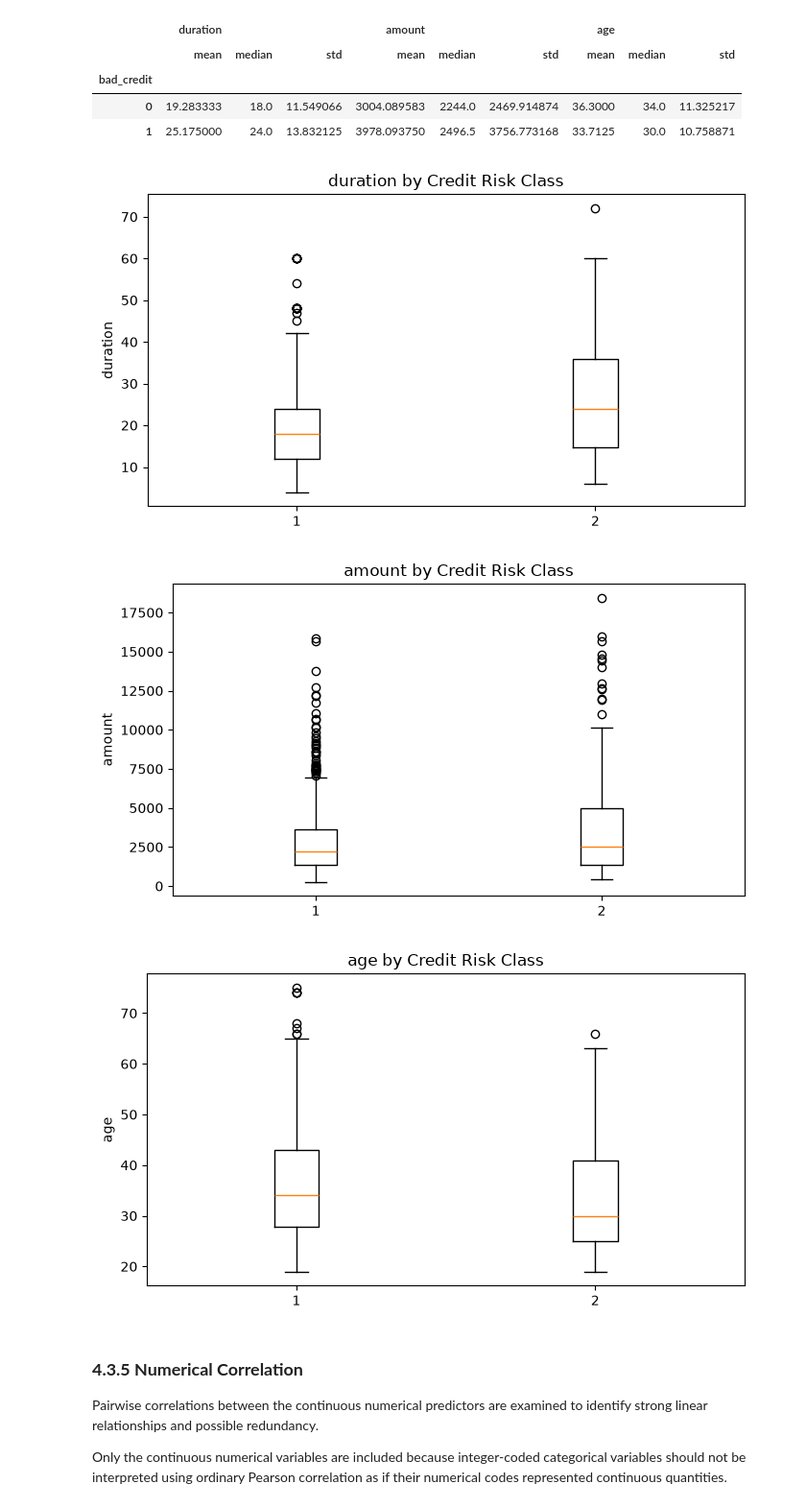
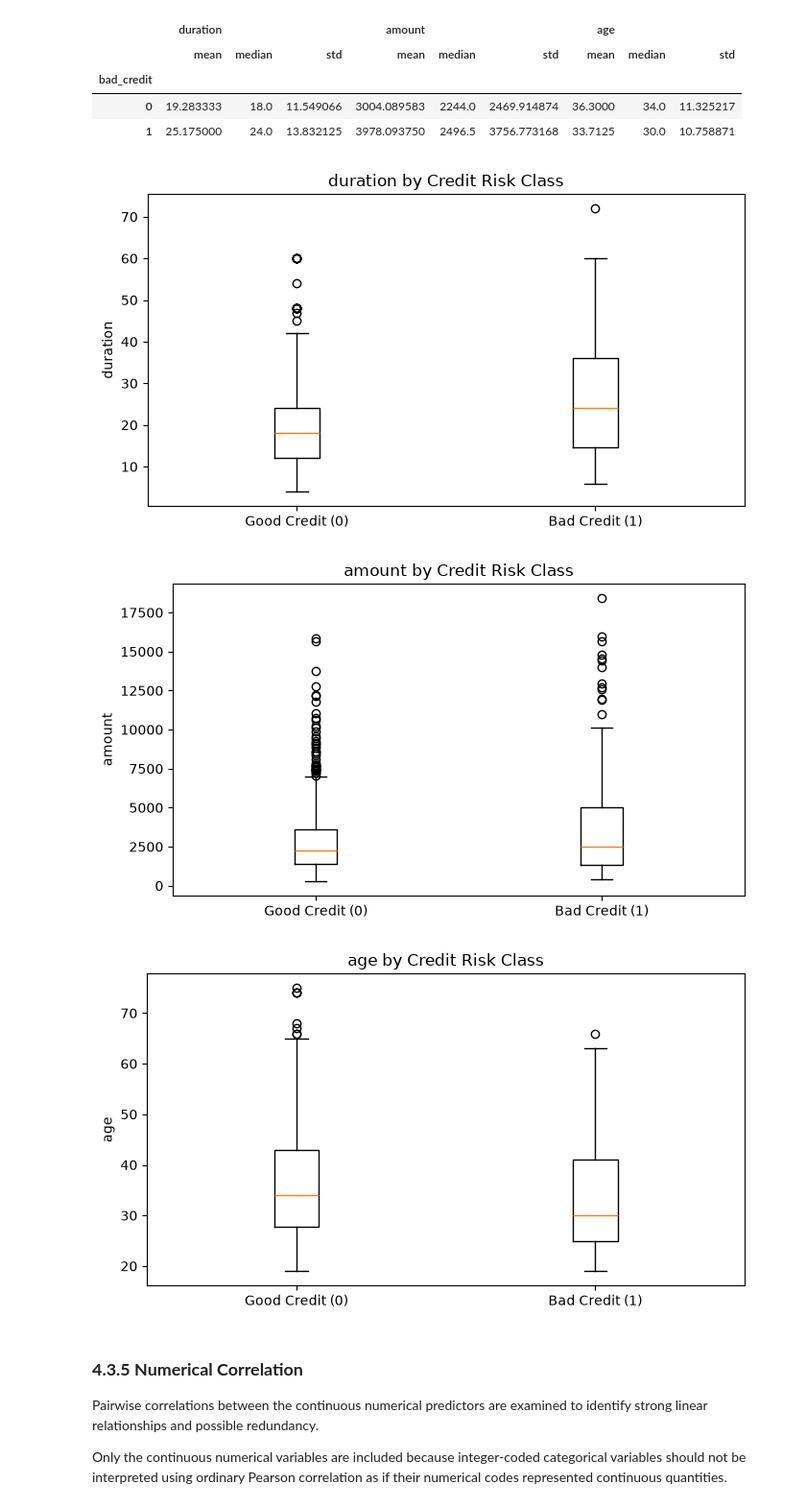
Before and after one commit to tnamgia76-debug/DS66B_group_5-German-Credit_Statistic, a Jupyter notebook: main_v2.ipynb, the cells around one changed output. Shown at 96% size. Drawn from its saved outputs; the diff is of its cells as text; code cells hidden in the pictures.

Commit message:
Update German Credit notebook with working data preparation and frm expertise

```diff
--- a/main_v2.ipynb
+++ b/main_v2.ipynb
@@ -130,12 +229,0 @@ ARTIFACT_DIR = (PROJECT_ROOT / "artifacts")
-# %%
-development = pd.read_csv(
-    DATA_PATH / "development_640.csv"
-)
-
-benchmark = pd.read_csv(
-    DATA_PATH / "historical_benchmark_160.csv"
-)
-
-competition = pd.read_csv(
-    DATA_PATH / "competition_200.csv"
-)
@@ -175,12 +229,0 @@ rename_map = {
-# %%
-development = development.rename(
-    columns=rename_map
-)
-
-benchmark = benchmark.rename(
-    columns=rename_map
-)
-
-competition = competition.rename(
-    columns=rename_map
-)
@@ -637,37 +659,37 @@ numeric_by_target
 for feature in numeric_features:
 
     good_values = development.loc[
         development["bad_credit"] == 0,
         feature
     ]
 
     bad_values = development.loc[
         development["bad_credit"] == 1,
         feature
     ]
 
     plt.figure(figsize=(7, 4))
 
     plt.boxplot(
         [good_values, bad_values],
-        label=[
+        tick_labels=[
             "Good Credit (0)",
             "Bad Credit (1)"
         ]
     )
 
     plt.title(
         f"{feature} by Credit Risk Class"
     )
 
     plt.ylabel(feature)
 
     plt.tight_layout()
     plt.show()
 # %% [output]
-[figure, old version]
+[figure, new version]
-[figure, old version]
+[figure, new version]
-[figure, old version]
+[figure, new version]
 # %% [markdown]
 ### **4.3.5 Numerical Correlation**
 
```
Also changed, not shown: parts of 73 cells of this notebook, 5 other files.
